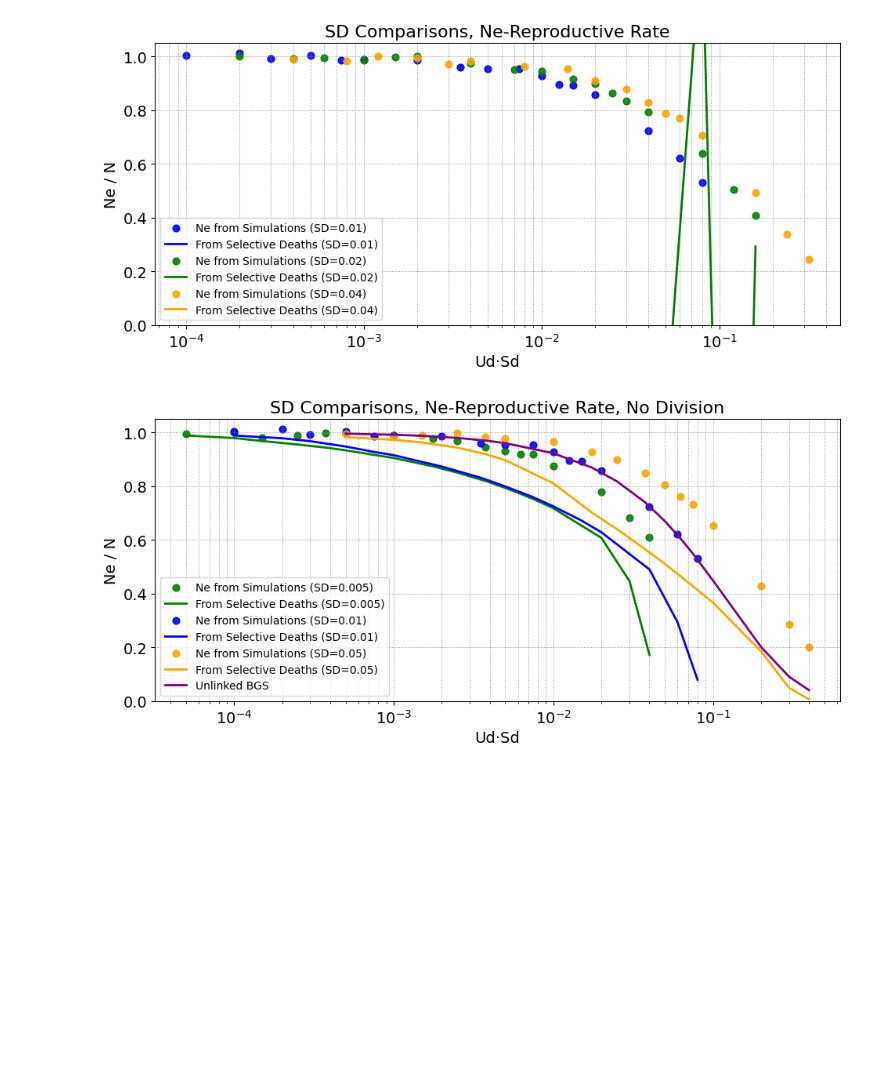
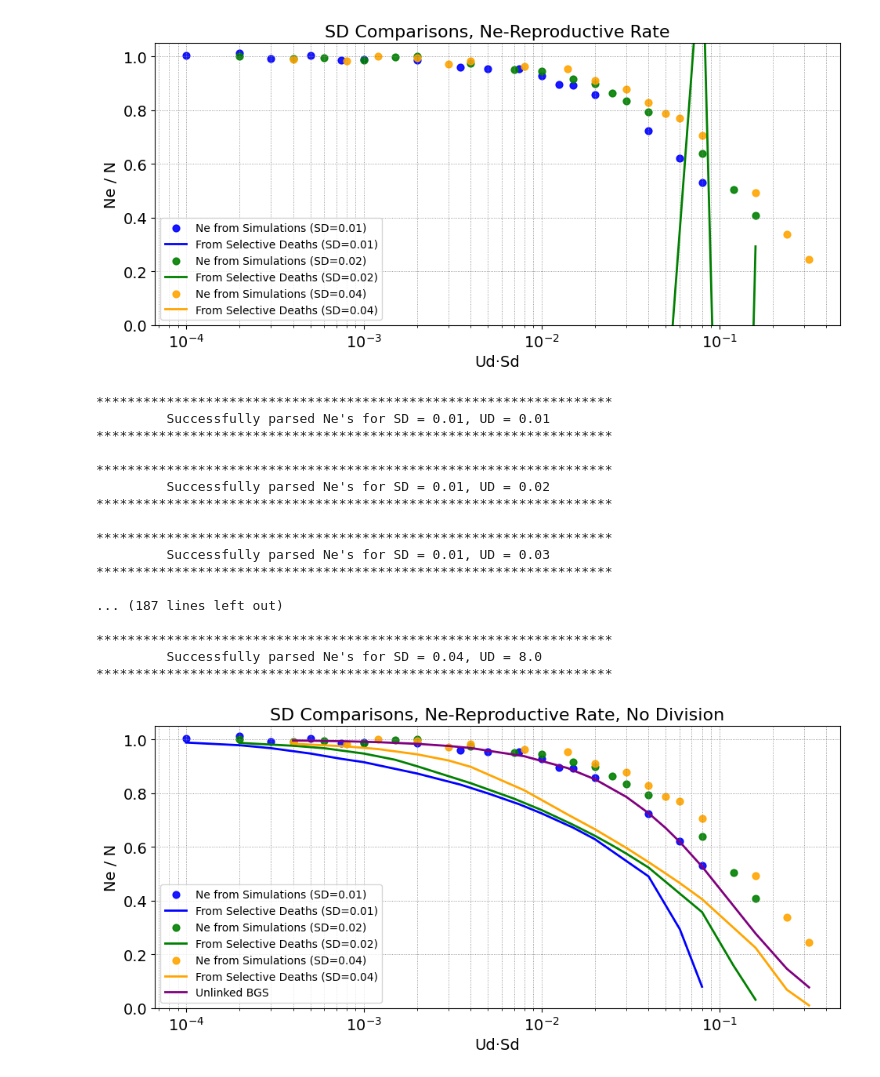
Before and after one commit to cameronnliu/MutationLoad, a Jupyter notebook: Python_Plots/seldeath-combined.ipynb, the cells around one changed output. Drawn from its saved outputs; the diff is of its cells as text; code cells hidden in the pictures; blank space fills up the shorter version.

```diff
--- a/Python_Plots/seldeath-combined.ipynb
+++ b/Python_Plots/seldeath-combined.ipynb
@@ -75,9 +72,10 @@ plt.rcParams.update({
     'legend.fontsize': 16     # Legend font size
 })
 
+sds = [0.01, 0.02, 0.04]
 uds = [0.01, 0.02, 0.03, 0.05, 0.075, 0.1, 0.2, 0.35, 0.5, 0.75, 1, 1.25, 1.5, 2, 4, 6, 8]
 uds.sort()
-exp = True
+exp = False; tskit = True; popsize = 2000
 
 # These are important to remember
 # parse_exp([uds], sd, BURNIN, COMMA)
@@ -361,8 +359,8 @@ plt.grid(True, which='both', linestyle=':', linewidth=0.6)
 # Color mapping for different SDs
 sd_colors = {
     0.01: 'blue',
-    0.005: 'green',
-    0.05: 'orange'
+    0.02: 'green',
+    0.04: 'orange'
 }
 
 for sliced_data, sliced_timesteps in global_data:
@@ -400,34 +398,51 @@ for sliced_data, sliced_timesteps in global_data:
         label=f"Ne from Simulations (SD={sd})"
     )
 
     # Plot back-transformed values (line)
     plt.plot(
         ud_sd_array, y_back_transformed,
         color=sd_colors.get(sd, 'black'),
         linewidth=2.0,
         linestyle='-',
         label=f"From Selective Deaths (SD={sd})"
     )
 
 # Plot unlinked BGS values (fixed purple color)
 plt.plot(
     ud_sd_array, y_bgs,
     color="purple",
     linewidth=2,
     linestyle='-',
     label="Unlinked BGS"
 )
 
 plt.title('SD Comparisons, Ne-Reproductive Rate, No Division', fontsize=16)
 plt.xlabel('Ud·Sd', fontsize=14)
 plt.ylabel('Ne / N', fontsize=14)
 
 plt.legend(loc='lower left', fontsize=10, frameon=True)
 plt.tight_layout()
 plt.savefig("/Users/cameronliu/Desktop/Research/Graphs/Comparison Graphs/Unexponentiated/bgs-ne-reproductive-all-sds-comparison-udsd.png", dpi=300, bbox_inches='tight')
 plt.show()
 # %% [output]
+******************************************************************
+         Successfully parsed Ne's for SD = 0.01, UD = 0.01
+******************************************************************
+
+******************************************************************
+         Successfully parsed Ne's for SD = 0.01, UD = 0.02
+******************************************************************
+
+******************************************************************
+         Successfully parsed Ne's for SD = 0.01, UD = 0.03
+******************************************************************
+
+... (187 lines left out)
+
+******************************************************************
+         Successfully parsed Ne's for SD = 0.04, UD = 8.0
+******************************************************************
-[figure, old version]
+[figure, new version]
 # %%
 # (UNUSED) Plotting Comparison Graphs - Ne Reproductive Rate, Our Ne, with Divison
 import matplotlib.pyplot as plt
```
Also changed, not shown: parts of 5 cells of this notebook, 3 other files.
